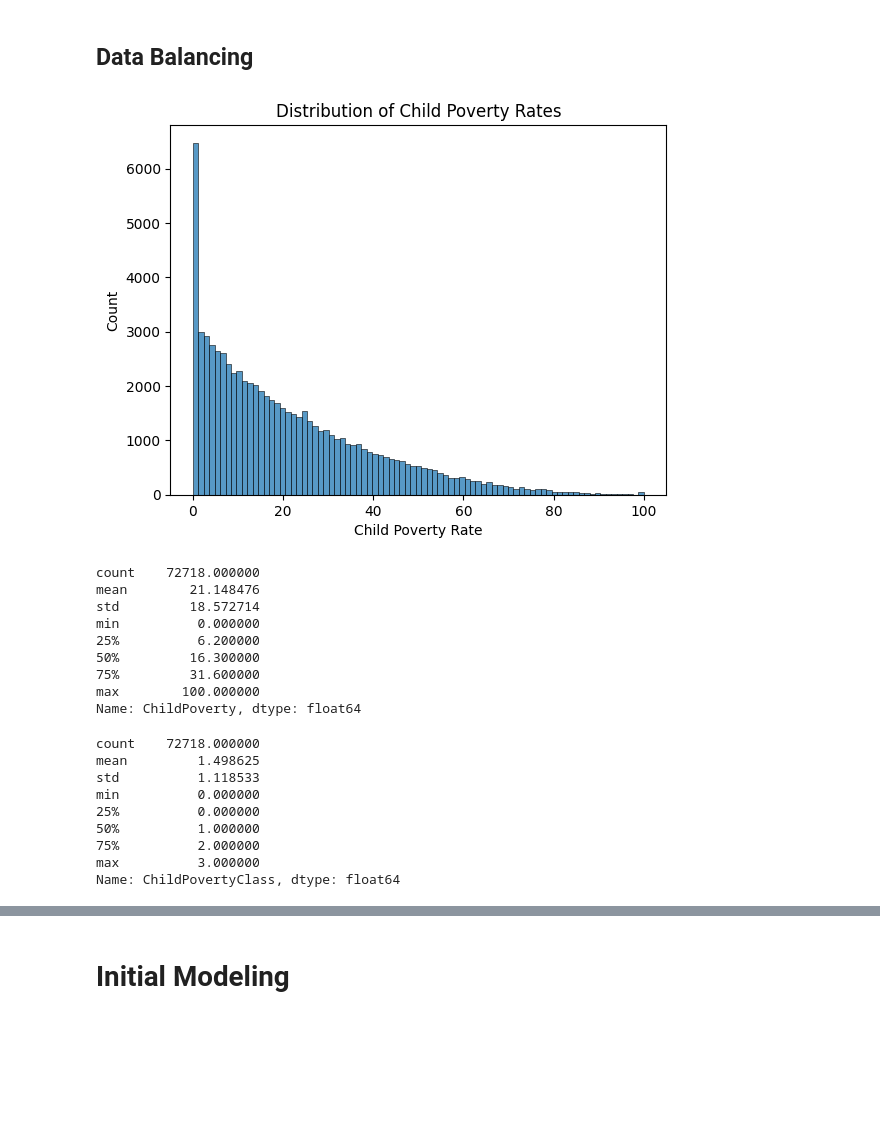
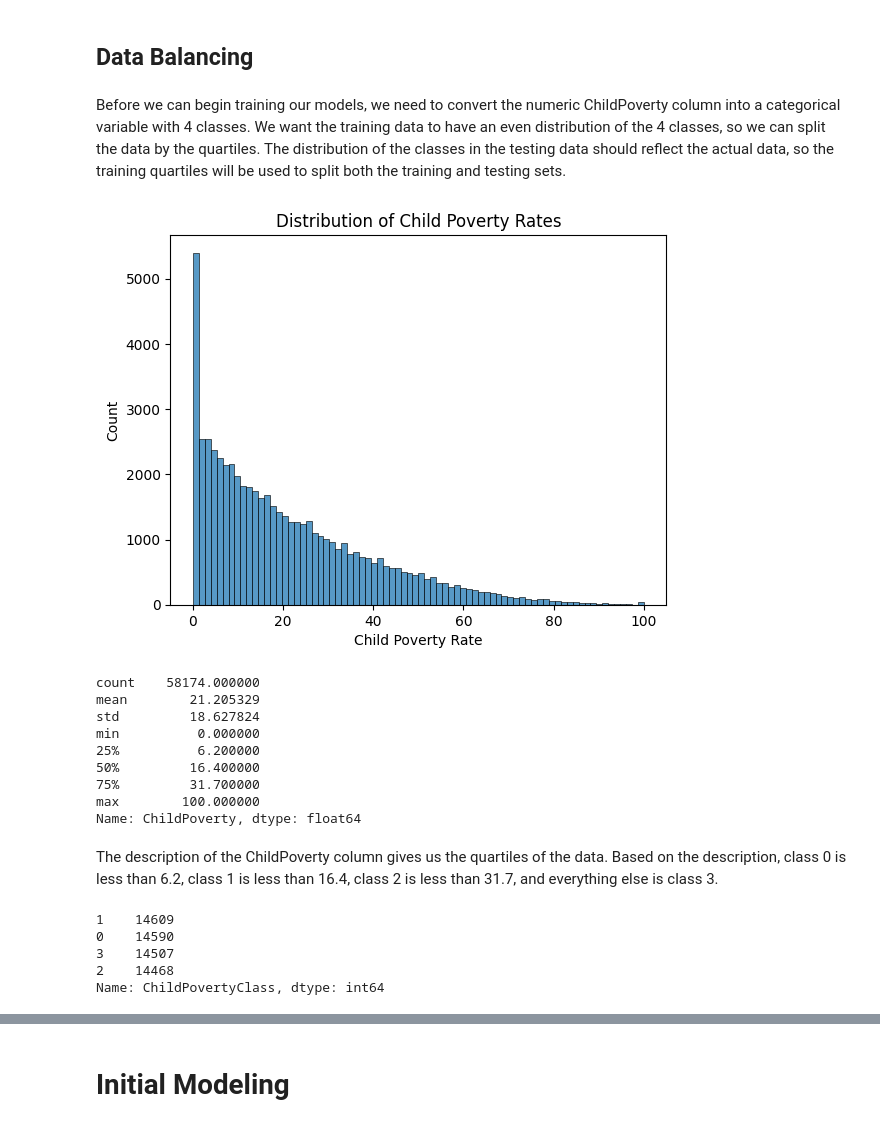
Before and after one commit to Rds1055/Machine-Learning-Labs, a Jupyter notebook: Lab4/lab4.ipynb, the cells around one changed output, grey strips where cells are left out. Drawn from its saved outputs; the diff is of its cells as text; code cells hidden in the pictures; blank space fills up the shorter version.

```diff
--- a/Lab4/lab4.ipynb
+++ b/Lab4/lab4.ipynb
@@ -91,0 +97,4 @@ memory usage: 19.5 MB
+# %%
+df_temp = copy.deepcopy(df_processed)
+y = df_temp.pop("ChildPoverty").to_numpy()
+X = df_temp.to_numpy()
@@ -92,28 +103,36 @@ memory usage: 19.5 MB
 # %% [markdown]
 ## Data Balancing
+# %% [markdown]
+Before we can begin training our models, we need to convert the numeric ChildPoverty column into a categorical variable with 4 classes. We want the training data to have an even distribution of the 4 classes, so we can split the data by the quartiles. The distribution of the classes in the testing data should reflect the actual data, so the training quartiles will be used to split both the training and testing sets.
+# %%
+poverty_train = pd.DataFrame({
+    "ChildPoverty": y_train
+})
 # %%
-sns.histplot(data = df_processed, x = "ChildPoverty")
+sns.histplot(data = poverty_train, x = "ChildPoverty")
 
 plt.title("Distribution of Child Poverty Rates")
 plt.xlabel("Child Poverty Rate")
 
 plt.show()
 # %% [output]
-[figure, old version]
+[figure, new version]
 # %%
-poverty_stats = df_processed["ChildPoverty"].describe()
+poverty_stats = poverty_train["ChildPoverty"].describe()
 
 poverty_stats
 # %% [output]
-count    72718.000000
-mean        21.148476
-std         18.572714
+count    58174.000000
+mean        21.205329
+std         18.627824
 min          0.000000
 25%          6.200000
-50%         16.300000
-75%         31.600000
+50%         16.400000
+75%         31.700000
 max        100.000000
 Name: ChildPoverty, dtype: float64
+# %% [markdown]
+The description of the ChildPoverty column gives us the quartiles of the data. Based on the description, class 0 is less than 6.2, class 1 is less than 16.4, class 2 is less than 31.7, and everything else is class 3.
 # %%
 bins = [
     poverty_stats["min"] - 1,
@@ -123,21 +142,17 @@ bins = [
     poverty_stats["max"] + 1
 ]
 
-df_processed["ChildPovertyClass"] = pd.cut(
-    df_processed["ChildPoverty"],
+poverty_train["ChildPovertyClass"] = pd.cut(
+    poverty_train["ChildPoverty"],
     bins,
     labels = False
 )
 
-df_processed["ChildPovertyClass"].describe()
+poverty_train["ChildPovertyClass"].value_counts()
 # %% [output]
-count    72718.000000
-mean         1.498625
-std          1.118533
-min          0.000000
-25%          0.000000
-50%          1.000000
-75%          2.000000
-max          3.000000
-Name: ChildPovertyClass, dtype: float64
+1    14609
+0    14590
+3    14507
+2    14468
+Name: ChildPovertyClass, dtype: int64
 # %%
```
Also changed, not shown: parts of 48 cells of this notebook, 1 other file.
